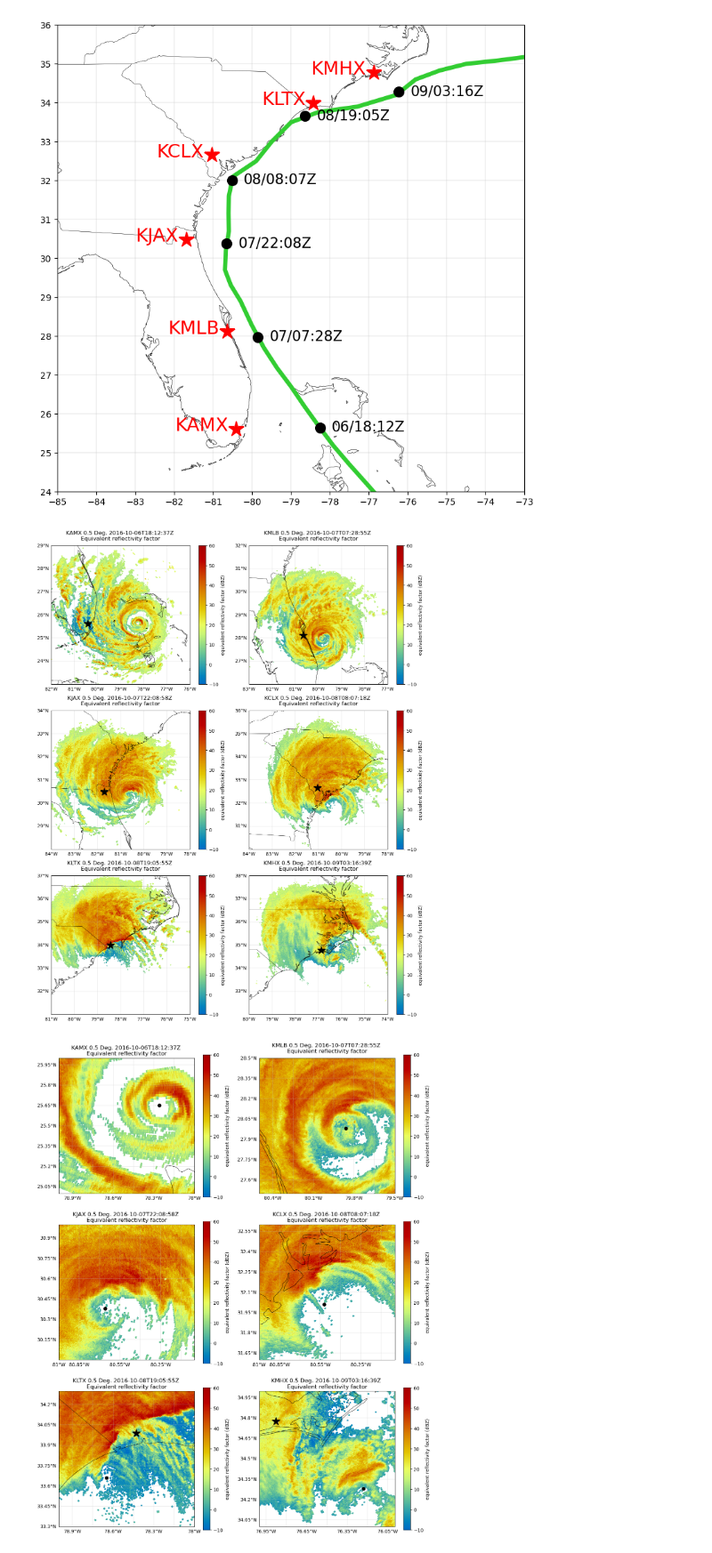
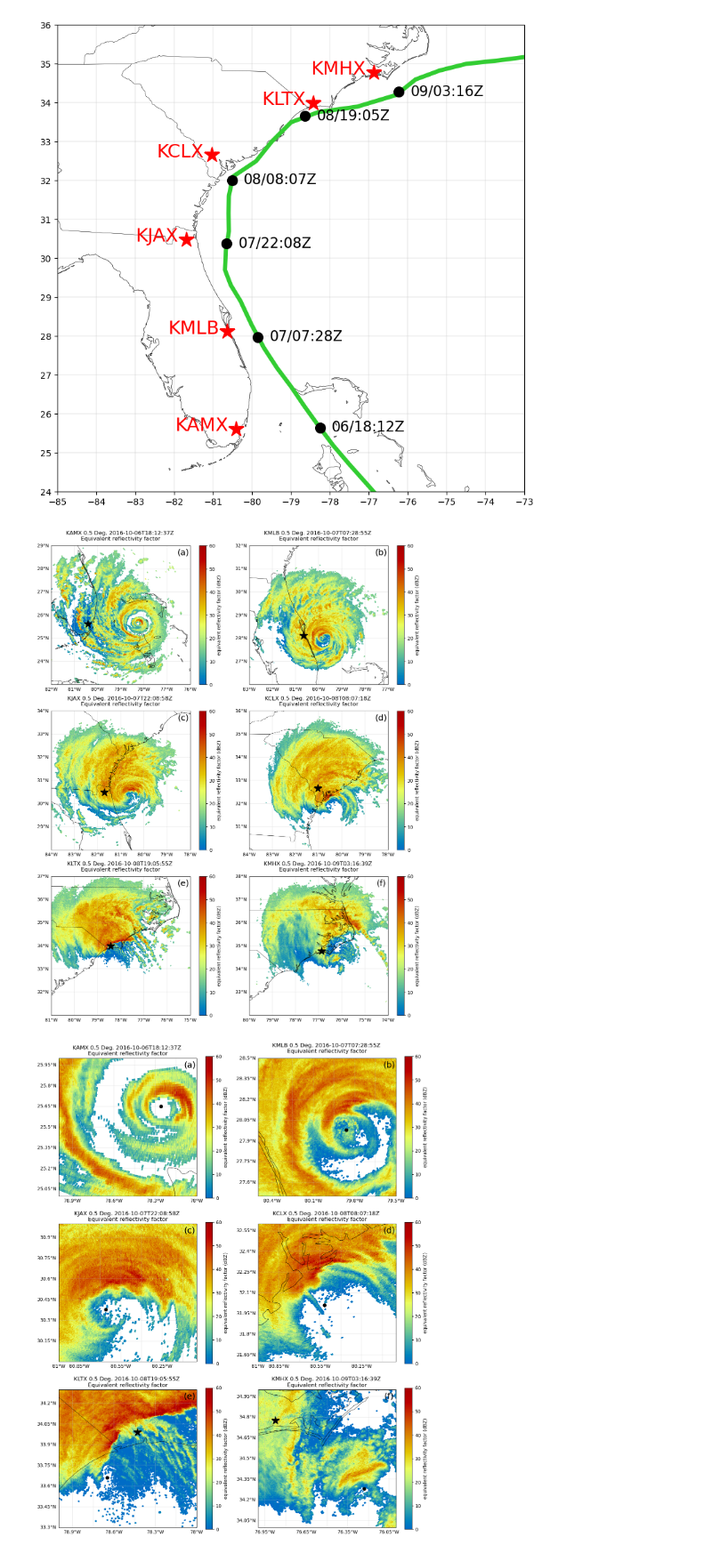
Before and after one commit to Luigi728/ExtraTrack_Github, a Jupyter notebook: Radar_Meteo/Project/Radar_Project.ipynb, the cells around one changed output. Shown at 89% size. Saved outputs shown, nothing was run; the diff lists cells and outputs as text; code cells hidden in the pictures.

```diff
--- a/Radar_Meteo/Project/Radar_Project.ipynb
+++ b/Radar_Meteo/Project/Radar_Project.ipynb
@@ -200,8 +200,9 @@ def Radar_Formatting(Axis, Station, Zoom):
     Axis.add_feature(cfeature.STATES, linewidth=0.3, zorder=2)
 # %%
 # Produce Radar Imageries
-def Radar_Imagery(Radars, Stations_DF, Var, Sweep, Zoom, Station_Loc, Storm_Loc, Savefig, Figname):
+def Radar_Imagery(Radars, Stations_DF, Var, Sweep, Zoom, Station_Loc, Storm_Loc, Fig_Label, Savefig, Figname):
     Fig = pyplot.figure(figsize=[12,15])
+    abc = ['(a)','(b)','(c)','(d)', '(e)', '(f)']
     for i in range(len(Stations_DF)):
         Axis = pyplot.subplot(3,2,i+1, projection=ccrs.PlateCarree())
 # Plot Radar Station Location
@@ -217,17 +218,21 @@ def Radar_Imagery(Radars, Stations_DF, Var, Sweep, Zoom, Station_Loc, Storm_Loc,
         Radar = Radars[Station]
         Display = pyart.graph.RadarMapDisplay(Radar)
         if Var == 'reflectivity':
-            Display.plot_ppi_map('reflectivity', sweep=Sweep, vmin=-10, vmax=60, ax=Axis, \
+            Display.plot_ppi_map('reflectivity', sweep=Sweep, vmin=0, vmax=60, ax=Axis, \
             cmap='pyart_HomeyerRainbow', embellish=False, add_grid_lines=False)
         Radar_Formatting(Axis, Station, Zoom)
+# Label Subfigure
+        if Fig_Label == True:
+            Axis.text(0.95, 0.95, str(abc[i]), ha='center', va='center', \
+            transform=Axis.transAxes, fontdict={'size':18}, color='black')
 # Savefig
     pyplot.tight_layout()
     Fig.savefig(Output_Diri+Figname, bbox_inches='tight')
 # %%
-Radar_Imagery(Radars, Stations_DF, 'reflectivity', 0, False, True, False, True, 'Reflectivity.png')
+Radar_Imagery(Radars, Stations_DF, 'reflectivity', 0, False, True, False, True, True, 'Reflectivity.png')
 # %% [output]
-[figure, old version]
+[figure, new version]
 # %%
-Radar_Imagery(Radars, Stations_DF, 'reflectivity', 0, True, True, True, True, 'Reflectivity_Zoom.png')
+Radar_Imagery(Radars, Stations_DF, 'reflectivity', 0, True, True, True, True, True, 'Reflectivity_Zoom.png')
 # %% [output]
-[figure, old version]
+[figure, new version]
```
Also changed, not shown: parts of 20 cells of this notebook, 2 other files.
